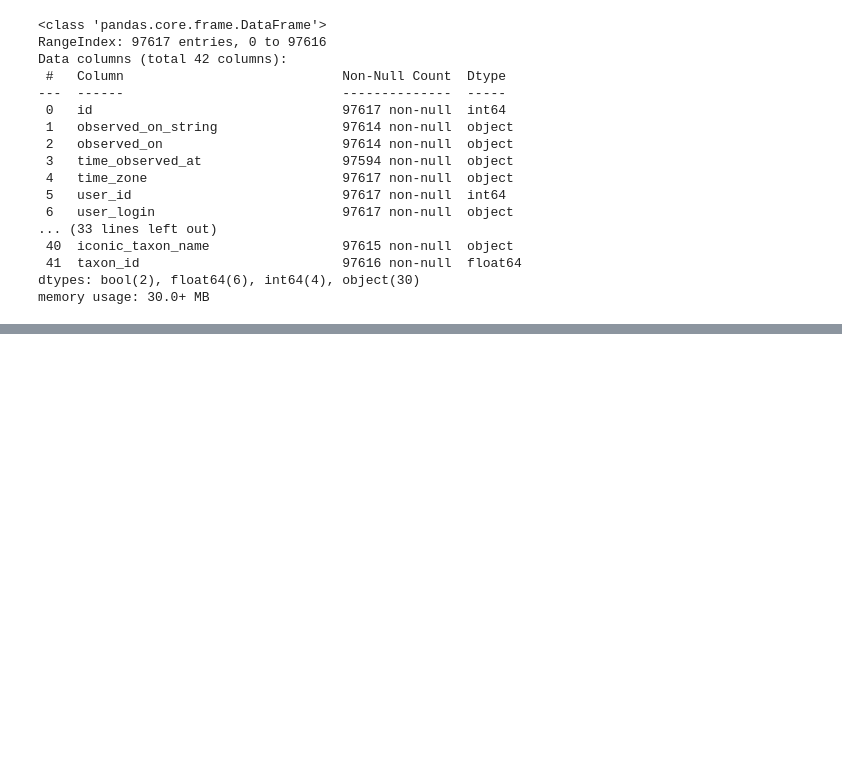
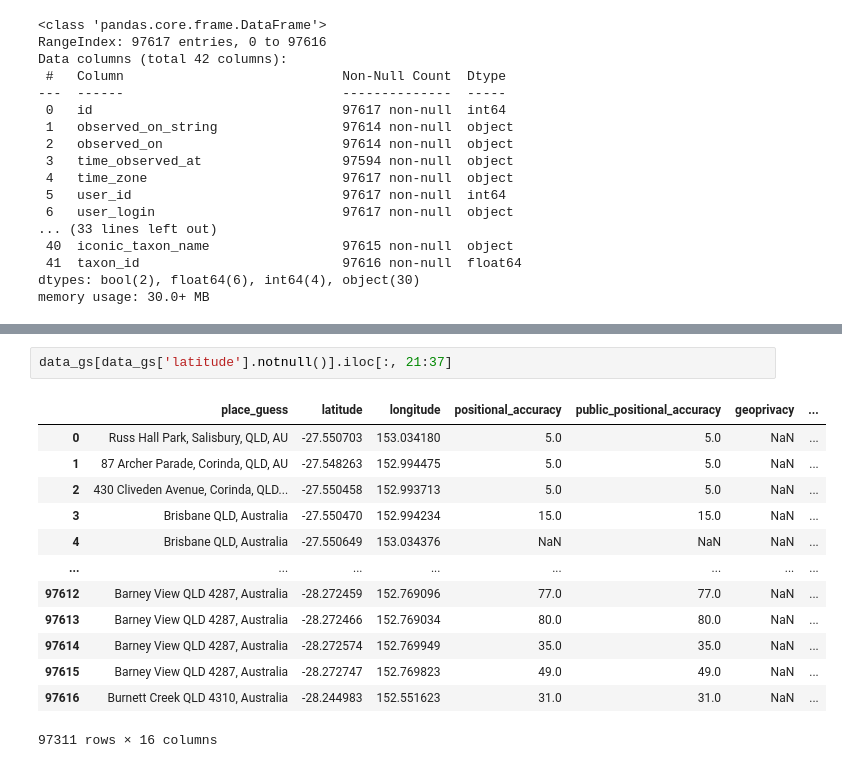
Before and after one commit to mccoolgrime/BrainStationCapstone, a Jupyter notebook: notebooks/01_data_cleaning.ipynb, the cells around one changed output, grey strips where cells are left out. Saved outputs shown, nothing was run; the diff lists cells and outputs as text; blank space fills up the shorter version.

```diff
--- a/notebooks/01_data_cleaning.ipynb
+++ b/notebooks/01_data_cleaning.ipynb
@@ -44,0 +216,16 @@ memory usage: 30.0+ MB
+# %%
+data_gs[data_gs['latitude'].notnull()].iloc[:, 21:37]
+# %% [output]
+|  | place_guess | latitude | longitude | positional_accuracy | public_positional_accuracy | geoprivacy | ... |
+| 0 | Russ Hall Park, Salisbury, QLD, AU | -27.550703 | 153.034180 | 5.0 | 5.0 | NaN | ... |
+| 1 | 87 Archer Parade, Corinda, QLD, AU | -27.548263 | 152.994475 | 5.0 | 5.0 | NaN | ... |
+| 2 | 430 Cliveden Avenue, Corinda, QLD... | -27.550458 | 152.993713 | 5.0 | 5.0 | NaN | ... |
+| 3 | Brisbane QLD, Australia | -27.550470 | 152.994234 | 15.0 | 15.0 | NaN | ... |
+| 4 | Brisbane QLD, Australia | -27.550649 | 153.034376 | NaN | NaN | NaN | ... |
+| ... | ... | ... | ... | ... | ... | ... | ... |
+| 97612 | Barney View QLD 4287, Australia | -28.272459 | 152.769096 | 77.0 | 77.0 | NaN | ... |
+| 97613 | Barney View QLD 4287, Australia | -28.272466 | 152.769034 | 80.0 | 80.0 | NaN | ... |
+| 97614 | Barney View QLD 4287, Australia | -28.272574 | 152.769949 | 35.0 | 35.0 | NaN | ... |
+| 97615 | Barney View QLD 4287, Australia | -28.272747 | 152.769823 | 49.0 | 49.0 | NaN | ... |
+| 97616 | Burnett Creek QLD 4310, Australia | -28.244983 | 152.551623 | 31.0 | 31.0 | NaN | ... |
+97311 rows × 16 columns
```
Also changed, not shown: parts of 23 cells of this notebook.
